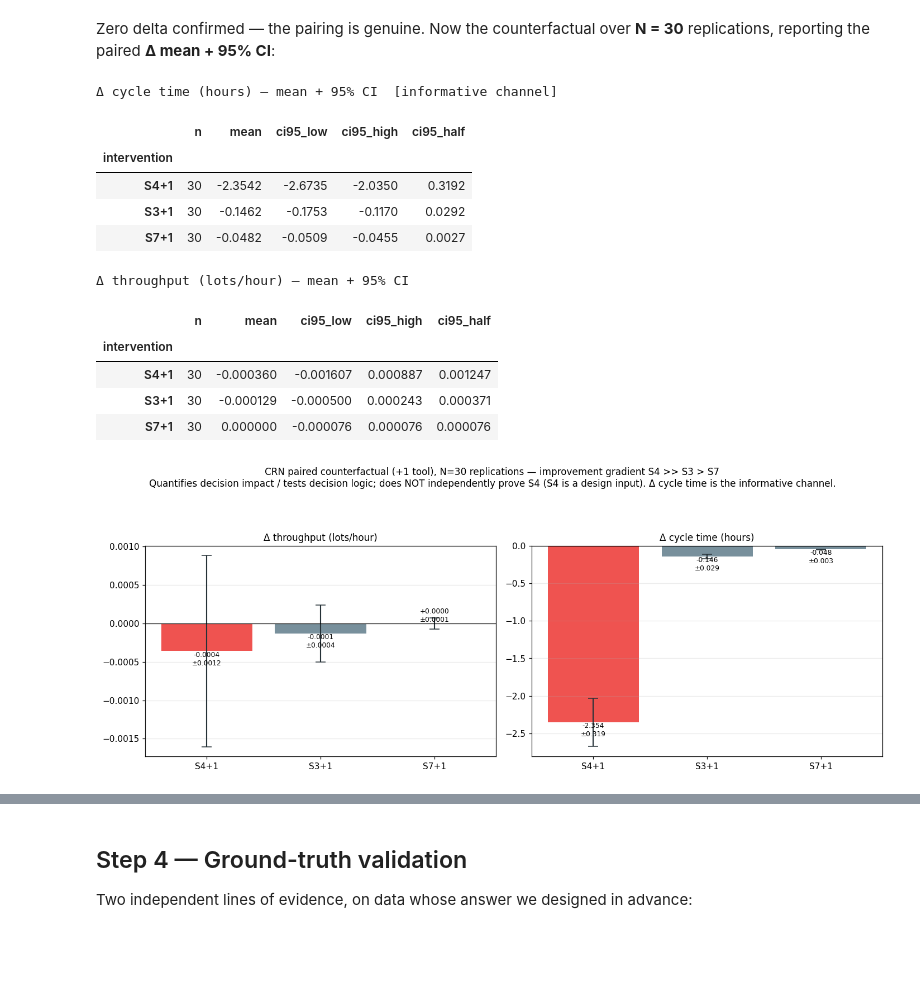
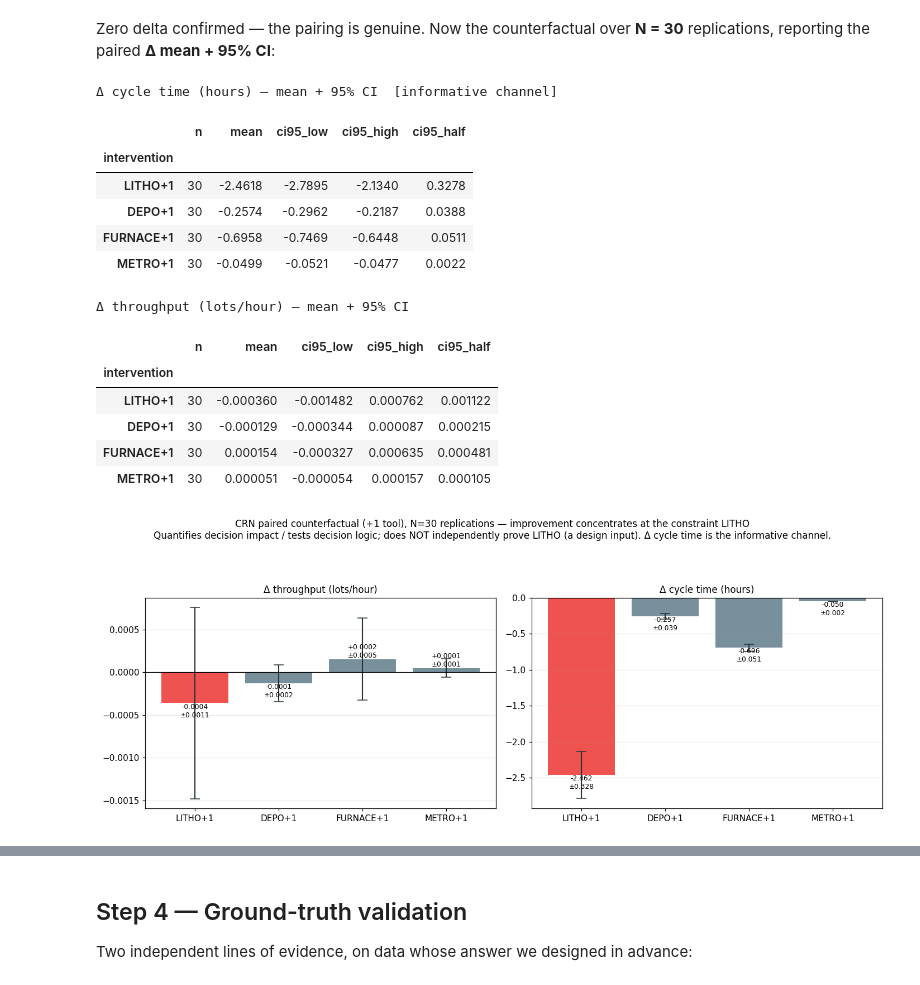
Before and after one commit to leonlaiyc/manufacturing-ops-analytics, a Jupyter notebook: notebooks/04_bottleneck_identification.ipynb, the cells around one changed output, grey strips where cells are left out. Saved outputs shown, nothing was run; the diff lists cells and outputs as text; code cells hidden in the pictures; blank space fills up the shorter version.

```diff
--- a/notebooks/04_bottleneck_identification.ipynb
+++ b/notebooks/04_bottleneck_identification.ipynb
@@ -201,27 +214,29 @@ CRN sanity — baseline vs baseline on the same table:
 Zero delta confirmed — the pairing is genuine. Now the counterfactual over
 **N = 30** replications, reporting the paired **Δ mean + 95% CI**:
 # %%
-deltas = counterfactual.run_counterfactual(cfg, interventions=['S4','S3','S7'],
+deltas = counterfactual.run_counterfactual(cfg, interventions=['LITHO','DEPO','FURNACE','METRO'],
                                            n_reps=30, seed0=1000)
 print("Δ cycle time (hours) — mean + 95% CI  [informative channel]")
 display(counterfactual.summarize(deltas, 'd_cycle_time').round(4))
 print("Δ throughput (lots/hour) — mean + 95% CI")
 display(counterfactual.summarize(deltas, 'd_throughput').round(6))
 
 counterfactual.plot_counterfactual(deltas, save_path=str(FIG / 'counterfactual_capacity.png'))
 plt.show()
 # %% [output]
 Δ cycle time (hours) — mean + 95% CI  [informative channel]
 |  | n | mean | ci95_low | ci95_high | ci95_half |
 | intervention |  |  |  |  |  |
-| S4+1 | 30 | -2.3542 | -2.6735 | -2.0350 | 0.3192 |
-| S3+1 | 30 | -0.1462 | -0.1753 | -0.1170 | 0.0292 |
-| S7+1 | 30 | -0.0482 | -0.0509 | -0.0455 | 0.0027 |
+| LITHO+1 | 30 | -2.4618 | -2.7895 | -2.1340 | 0.3278 |
+| DEPO+1 | 30 | -0.2574 | -0.2962 | -0.2187 | 0.0388 |
+| FURNACE+1 | 30 | -0.6958 | -0.7469 | -0.6448 | 0.0511 |
+| METRO+1 | 30 | -0.0499 | -0.0521 | -0.0477 | 0.0022 |
 Δ throughput (lots/hour) — mean + 95% CI
 |  | n | mean | ci95_low | ci95_high | ci95_half |
 | intervention |  |  |  |  |  |
-| S4+1 | 30 | -0.000360 | -0.001607 | 0.000887 | 0.001247 |
-| S3+1 | 30 | -0.000129 | -0.000500 | 0.000243 | 0.000371 |
-| S7+1 | 30 | 0.000000 | -0.000076 | 0.000076 | 0.000076 |
+| LITHO+1 | 30 | -0.000360 | -0.001482 | 0.000762 | 0.001122 |
+| DEPO+1 | 30 | -0.000129 | -0.000344 | 0.000087 | 0.000215 |
+| FURNACE+1 | 30 | 0.000154 | -0.000327 | 0.000635 | 0.000481 |
+| METRO+1 | 30 | 0.000051 | -0.000054 | 0.000157 | 0.000105 |
-[figure, old version]
+[figure, new version]
 # %% [markdown]
```
Also changed, not shown: parts of 11 cells of this notebook, 21 other files.
